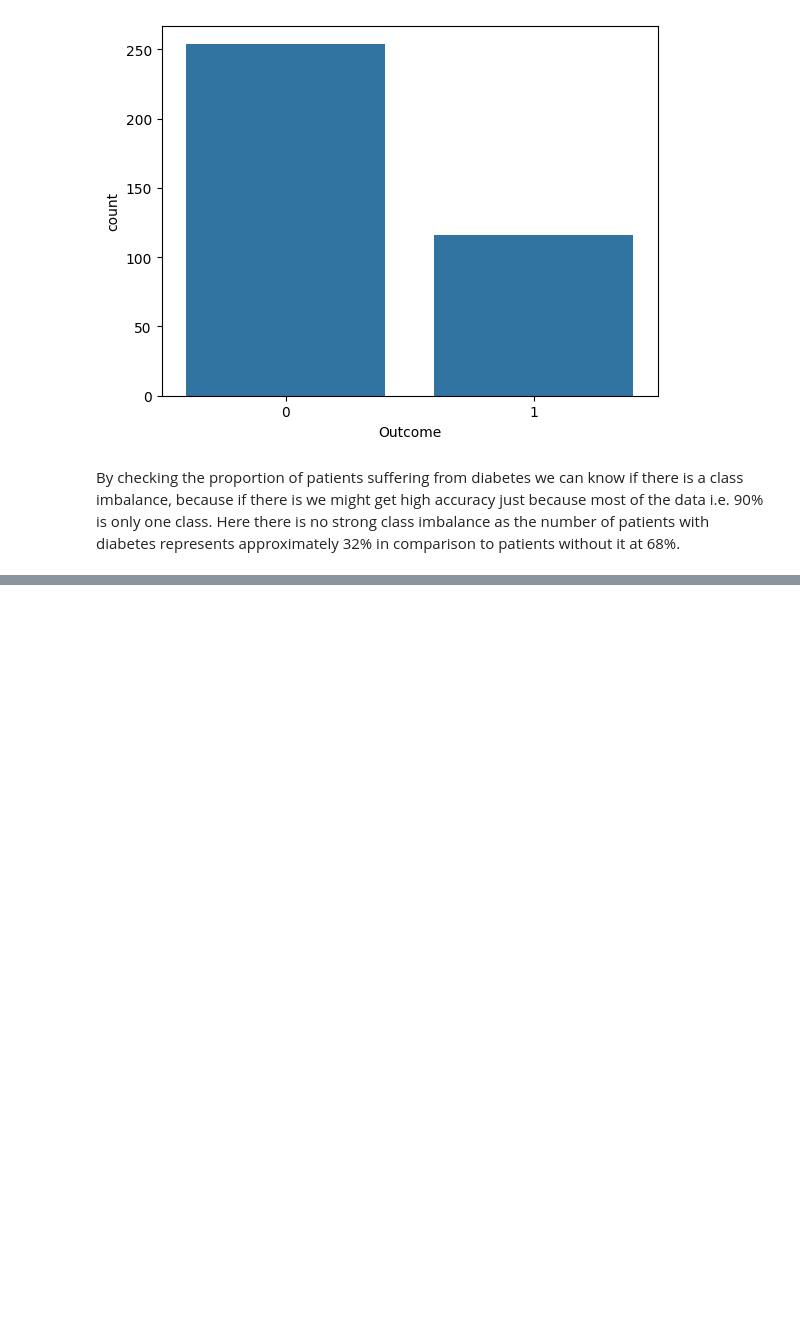
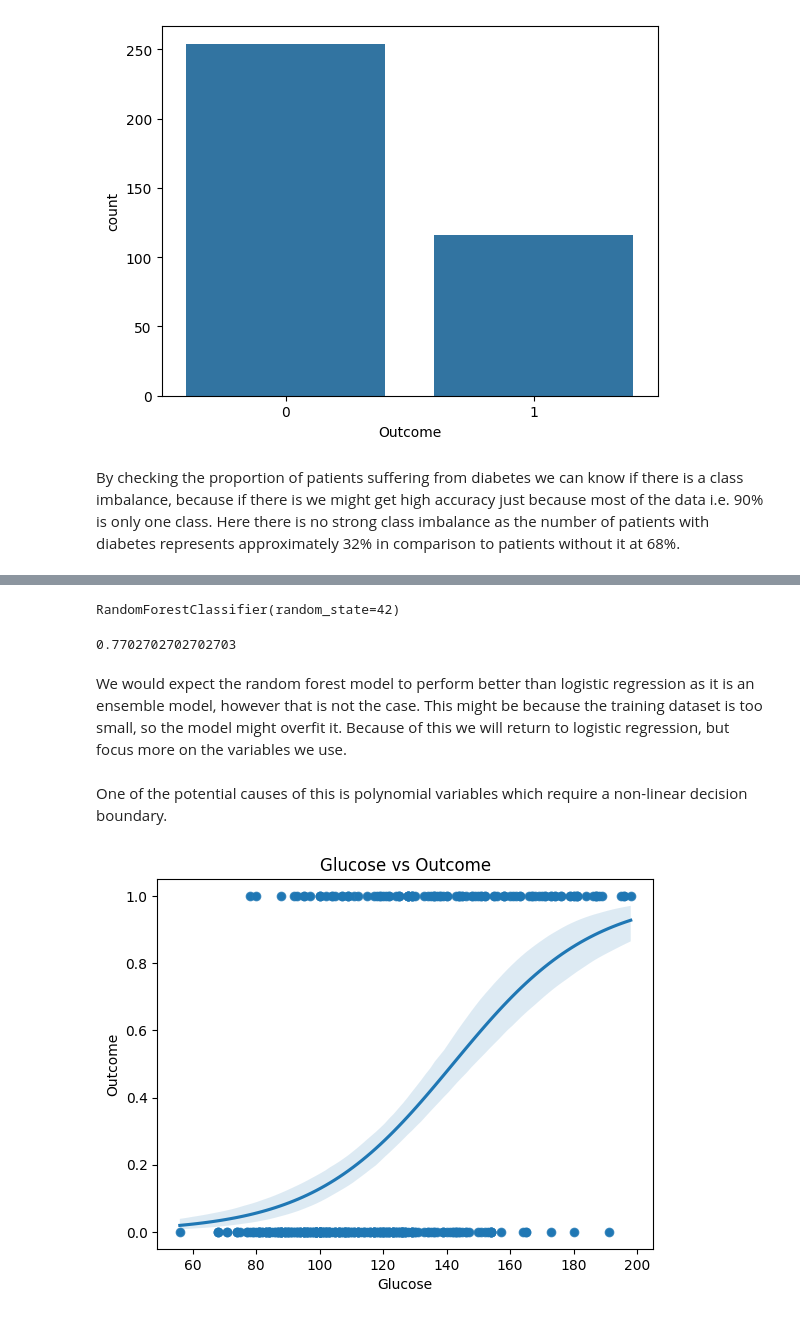
Before and after one commit to sjekic/DiabetesPrediction, a Jupyter notebook: DiabetesPrediction.ipynb, the cells around one changed output, grey strips where cells are left out. Cells and saved outputs as stored; diff of their text form; code cells hidden in the pictures; blank space fills up the shorter version.

```diff
--- a/DiabetesPrediction.ipynb
+++ b/DiabetesPrediction.ipynb
@@ -233,0 +342,10 @@ By checking the proportion of patients suffering from diabetes we can know if th
+# %%
+X = df.drop(columns=["Outcome"])
+y = df["Outcome"]
+
+X_train, X_test, y_train, y_test = train_test_split(X, y, test_size = 0.2)
+# %%
+rf = RandomForestClassifier(n_estimators=100, random_state = 42)
+rf.fit(X_train, y_train)
+# %% [output]
+RandomForestClassifier(random_state=42)
@@ -233,0 +354,19 @@ By checking the proportion of patients suffering from diabetes we can know if th
+# %%
+from sklearn.metrics import accuracy_score
+accuracy_score(y_test, y_predicted)
+# %% [output]
+0.7702702702702703
+# %% [markdown]
+We would expect the random forest model to perform better than logistic regression as it is an ensemble model, however that is not the case. This might be because the training dataset is too small, so the model might overfit it. Because of this we will return to logistic regression, but focus more on the variables we use.
+# %% [markdown]
+One of the potential causes of this is polynomial variables which require a non-linear decision boundary.
+# %%
+import seaborn as sns
+import matplotlib.pyplot as plt
+
+sns.scatterplot(x=X['Glucose'], y=y)
+sns.regplot(x=X['Glucose'], y=y, logistic=True)
+plt.title('Glucose vs Outcome')
+plt.show()
+# %% [output]
+[figure, added]
```
Also changed, not shown: parts of 35 cells of this notebook.
